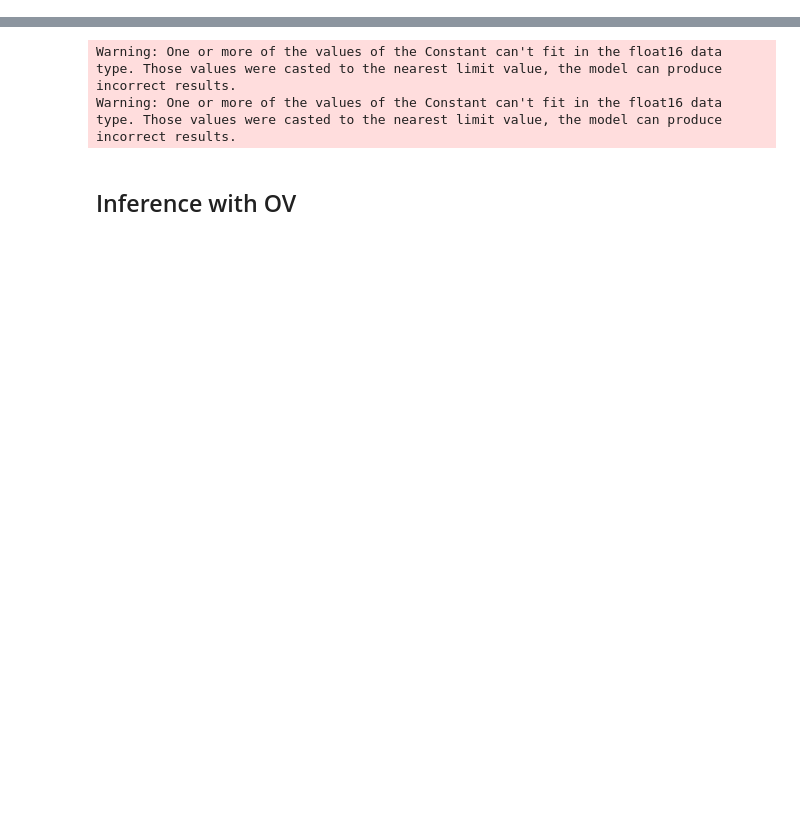
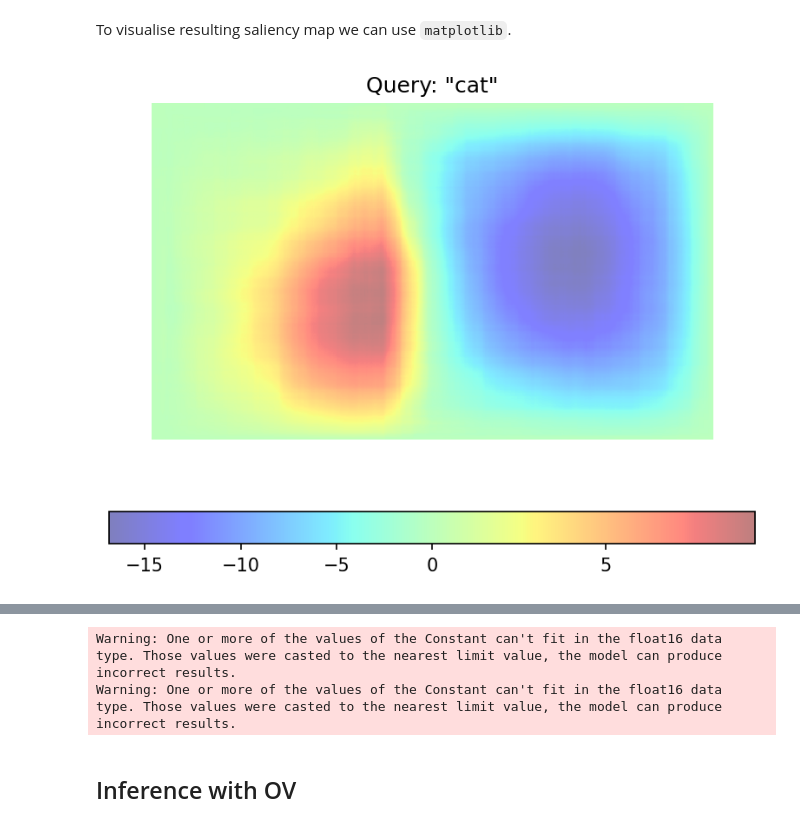
Before and after one commit to apaniukov/openvino_notebooks, a Jupyter notebook: notebooks/clip_visual_saliency/clip_saliency_qa.ipynb, the cells around one changed output, grey strips where cells are left out. Cells and saved outputs as stored; diff of their text form; code cells hidden in the pictures; blank space fills up the shorter version.

```diff
--- a/notebooks/clip_visual_saliency/clip_saliency_qa.ipynb
+++ b/notebooks/clip_visual_saliency/clip_saliency_qa.ipynb
@@ -35,6 +68,5 @@ from pathlib import Path
 # %%
-model_checkpoin = "openai/clip-vit-base-patch16"
-# model_checkpoin = "openai/clip-vit-large-patch14"
+model_checkpoint = "openai/clip-vit-base-patch16"
 
-model = CLIPModel.from_pretrained(model_checkpoin).eval()
-processor = CLIPProcessor.from_pretrained(model_checkpoin)
+model = CLIPModel.from_pretrained(model_checkpoint).eval()
+processor = CLIPProcessor.from_pretrained(model_checkpoint)
@@ -116,0 +115,10 @@ plt.show()
+# %%
+n_iters = 2000
+min_crop_size = 50
+
+query = "cat"
+picture_url = "https://week.ba/wp-content/uploads/2019/12/porodica-djeca.jpg"
+image = Image.open(requests.get(picture_url, stream=True).raw)
+im_tensor = np.array(image)
+
+x_dim, y_dim = image.size
@@ -116,0 +127,5 @@ plt.show()
+# %%
+inputs = processor(text=[query], images=[im_tensor], return_tensors="pt")
+with torch.no_grad():
+    results = model(**inputs)
+results.keys()
@@ -116,0 +136,25 @@ plt.show()
+# %%
+initial_similarity = cosine_similarity(results.text_embeds, results.image_embeds).item()  # 1
+saliency_map = np.zeros((y_dim, x_dim))
+
+for _ in tqdm.notebook.tqdm(range(n_iters)):  # 6
+    x, y, crop_size = get_random_crop_params(y_dim, x_dim, min_crop_size)
+    im_crop = get_cropped_image(im_tensor, x, y, crop_size)  # 2
+
+    inputs = processor(text=[query], images=[im_crop], return_tensors="pt")
+    with torch.no_grad():
+        results = model(**inputs)  # 3
+
+    similarity = cosine_similarity(results.text_embeds, results.image_embeds).item() - initial_similarity  # 4
+    update_saliency_map(saliency_map, similarity, x, y, crop_size)  # 5
+# %% [markdown]
+To visualise resulting saliency map we can use `matplotlib`.
+# %%
+plt.figure(dpi=150)
+plt.imshow(saliency_map, norm=colors.TwoSlopeNorm(vcenter=0), cmap='jet', alpha=0.5)
+plt.colorbar(location="bottom")
+plt.title(f'Query: \"{query}\"')
+plt.axis("off")
+plt.show()
+# %% [output]
+[figure, added]
```
Also changed, not shown: parts of 34 cells of this notebook.
